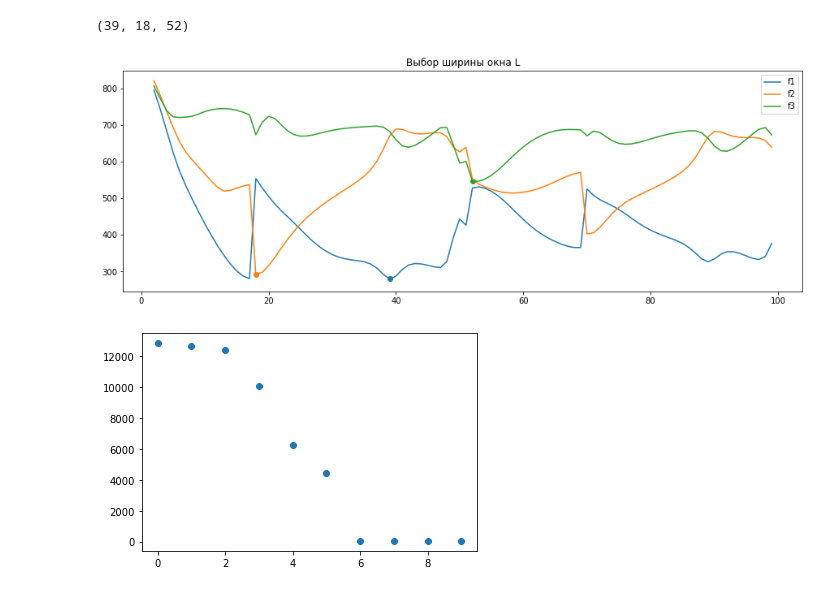
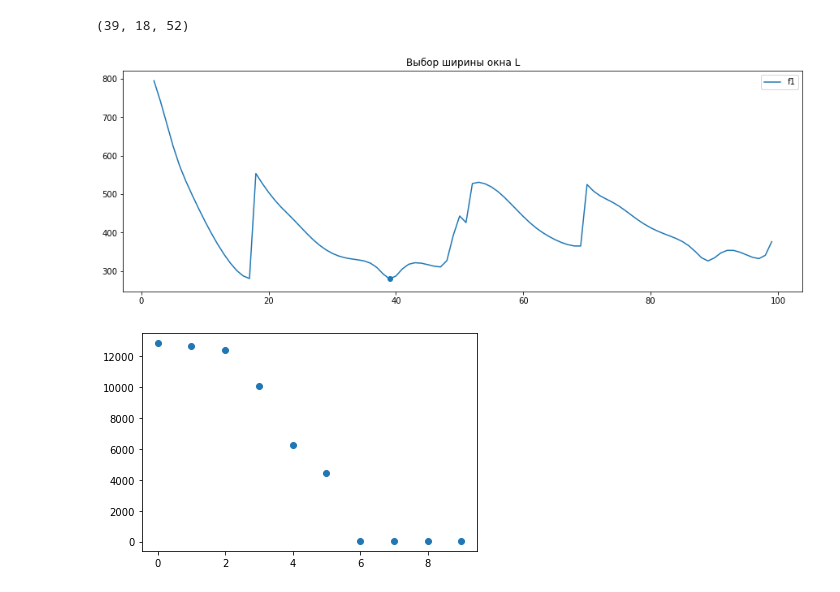
Before and after one commit to euloo/time-series, a Jupyter notebook: 9-timeSeries-0.ipynb, the cells around one changed output. Drawn from its saved outputs; the diff is of its cells as text; code cells hidden in the pictures.

```diff
--- a/9-timeSeries-0.ipynb
+++ b/9-timeSeries-0.ipynb
@@ -171,17 +252,15 @@ L1, L2, L3
 # %%
 plt.figure(figsize = (15, 5))
 plt.title("Выбор ширины окна L")
 plt.plot(range(2, 100), arr1, label='f1')
-plt.plot(range(2, 100), arr2, label='f2')
-plt.plot(range(2, 100), arr3, label='f3')
+#plt.plot(range(2, 100), arr2, label='f2')
+#plt.plot(range(2, 100), arr3, label='f3')
 plt.scatter(L1, arr1[L1-2]) # np.argmin(arr) + 2
-plt.scatter(L2, arr2[L2-2]) # np.argmin(arr) + 2
-plt.scatter(L3, arr3[L3-2]) # np.argmin(arr) + 2
-# 1 17 15
-# 2 34 32
-# 3 27 25
+#plt.scatter(L2, arr2[L2-2]) # np.argmin(arr) + 2
+#plt.scatter(L3, arr3[L3-2]) # np.argmin(arr) + 2
+
 plt.legend()
 plt.show()
 # %% [output]
-[figure, old version]
+[figure, new version]
 # %%
```
Also changed, not shown: parts of 61 cells of this notebook, 1 other file.
